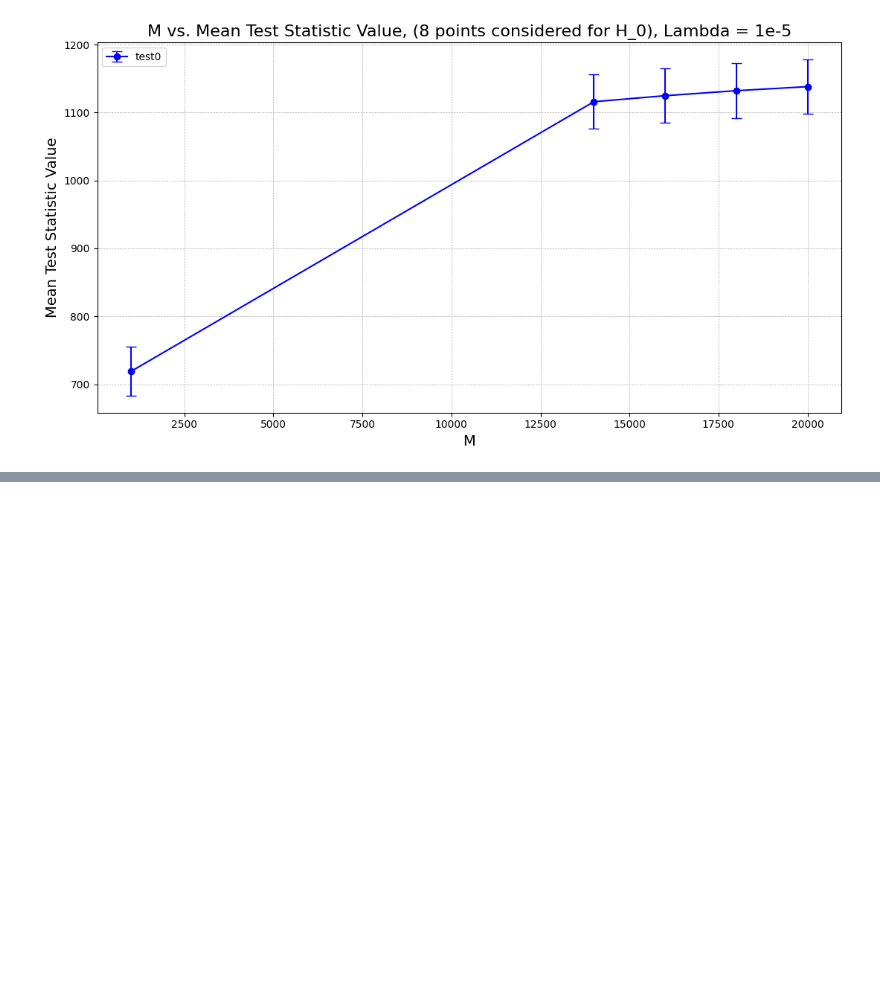
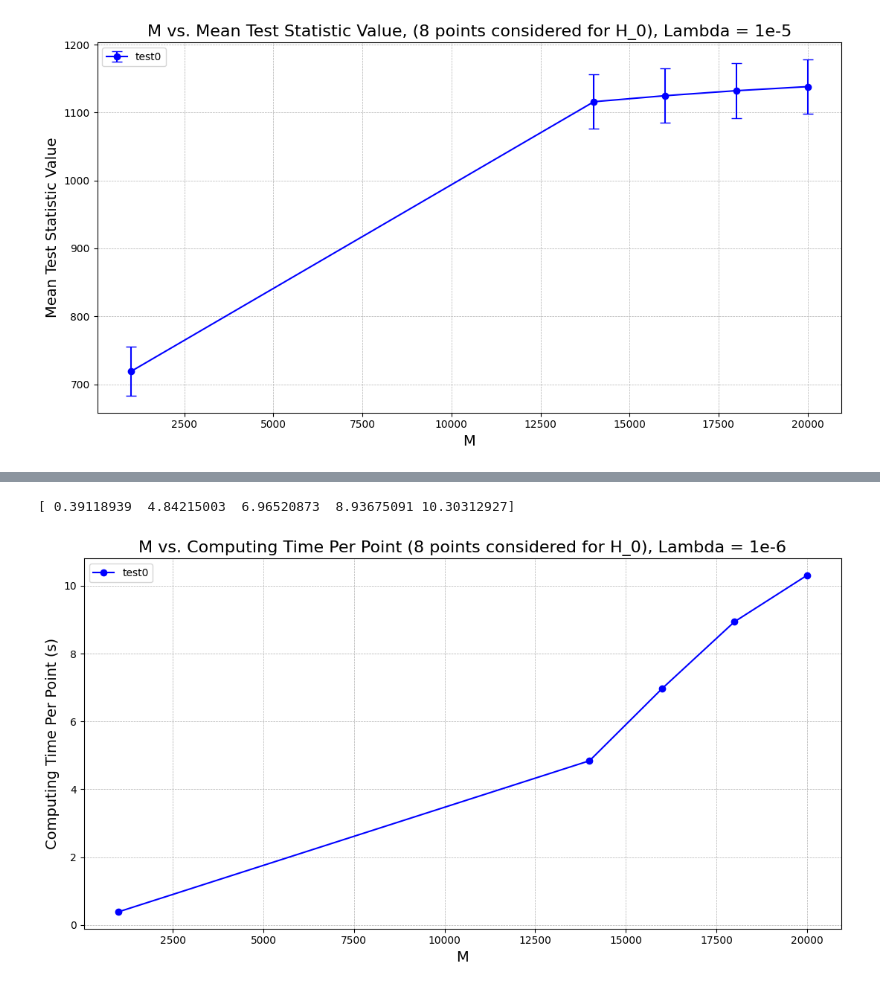
Before and after one commit to TwoSampleTests/NPLM_Parameters_Tuning, a Jupyter notebook: notebooks/Analysis_particle_features_30_gluon_scaled_10K.ipynb, the cells around one changed output, grey strips where cells are left out. Cells and saved outputs as stored; diff of their text form; code cells hidden in the pictures; blank space fills up the shorter version.

Commit message:
added particle_features_30 with other lambda values

```diff
--- a/notebooks/Analysis_particle_features_30_gluon_scaled_10K.ipynb
+++ b/notebooks/Analysis_particle_features_30_gluon_scaled_10K.ipynb
@@ -421,3 +421,20 @@ plt.show()
 Average test statistic value for lambda = 1e-5 varying M: [718.920026406356, 1116.0165617991186, 1124.8703036676834, 1132.2745608181065, 1138.2520040760799]
  with std: [36.024979963929965, 40.151719521993485, 40.21174523987515, 40.24362766220959, 40.107533985575635]
 [figure]
+# %%
+M_list = [1000, 14000, 16000, 18000, 20000]
+
+nplm_objects_for_M = {}
+
+for i, M_value in enumerate(M_list):
+    nplm_objects_for_M[f"NPLMMetric_{i}"] = GMetrics.NPLMMetric(TwoSampleTestInputsNull,
+                                            progress_bar = True,
+                                            verbose = True,
+                                            M = M_value,
+                                            lam = 1e-6,
+                                            iter_list = 1000000,
+                                            flk_sigma = flk_sigma,
+                                            weight = 1)
+    print(f"M value for NPLMMetric_{i} is: {nplm_objects_for_M[f'NPLMMetric_{i}'].nplm_kwargs.get('M')}")
+
+print(nplm_objects_for_M)
@@ -423,0 +516,25 @@ Average test statistic value for lambda = 1e-5 varying M: [718.920026406356, 111
+# %%
+null_hp_times_per_point = {}
+
+color_list = ['b']
+label_list = ['test0']
+
+
+null_hp_times_per_point = null_hp_times/niter_tot
+print(null_hp_times_per_point)
+
+plt.figure(figsize=(11, 6))
+plt.plot(M_list, null_hp_times_per_point, marker='o', linestyle='-', color = color_list[0], label = label_list[0])
+
+plt.xlabel("M", fontsize=14)
+plt.ylabel("Computing Time Per Point (s)", fontsize=14)
+plt.title(f"M vs. Computing Time Per Point ({niter} points considered for H_0), Lambda = 1e-6", fontsize=16)
+plt.grid(True, which="both", linestyle="--", linewidth=0.5)
+plt.tight_layout()
+plt.legend()
+
+plt.savefig(null_hypotheses_dir+"M_times_lambda=1e-6.pdf", format="pdf")
+plt.show()
+# %% [output]
+[ 0.39118939  4.84215003  6.96520873  8.93675091 10.30312927]
+[figure, added]
```
Also changed, not shown: parts of 10 cells of this notebook, 17 other files.
